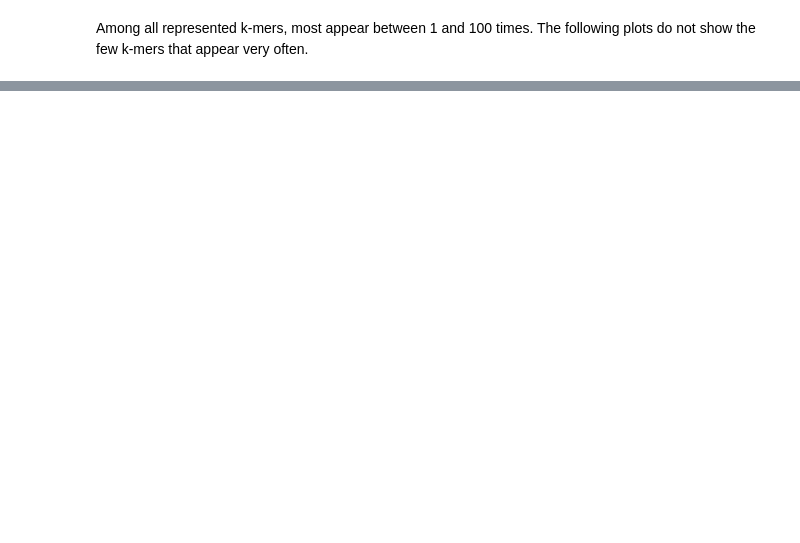
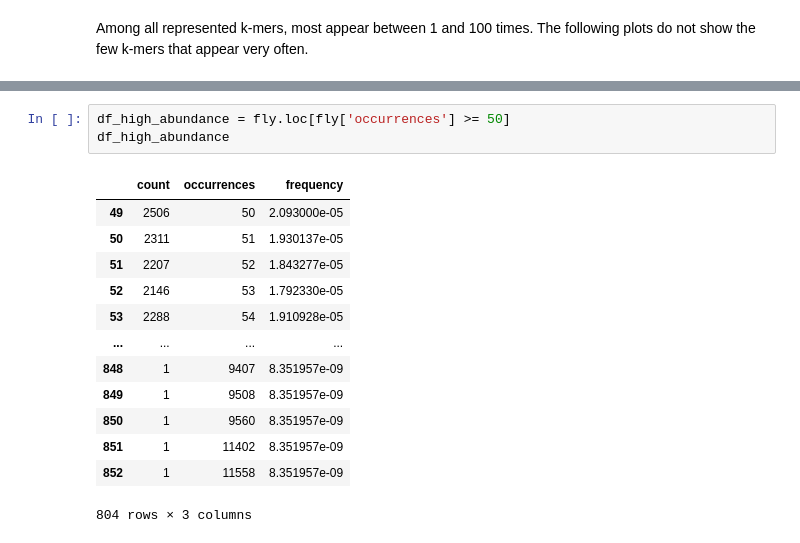
Before and after one commit to eaasna/test-DREAM-stellar, a Jupyter notebook: work-python/kmer-spectra/kmer occurrence counts.ipynb, the cells around one changed output, grey strips where cells are left out. Drawn from its saved outputs; the diff is of its cells as text; blank space fills up the shorter version.

```diff
--- a/work-python/kmer-spectra/kmer occurrence counts.ipynb
+++ b/work-python/kmer-spectra/kmer occurrence counts.ipynb
@@ -164,0 +193,17 @@ fig.savefig('11mer_frequency_spectra.png', dpi = 250)
+# %%
+df_high_abundance = fly.loc[fly['occurrences'] >= 50]
+df_high_abundance
+# %% [output]
+|  | count | occurrences | frequency |
+| 49 | 2506 | 50 | 2.093000e-05 |
+| 50 | 2311 | 51 | 1.930137e-05 |
+| 51 | 2207 | 52 | 1.843277e-05 |
+| 52 | 2146 | 53 | 1.792330e-05 |
+| 53 | 2288 | 54 | 1.910928e-05 |
+| ... | ... | ... | ... |
+| 848 | 1 | 9407 | 8.351957e-09 |
+| 849 | 1 | 9508 | 8.351957e-09 |
+| 850 | 1 | 9560 | 8.351957e-09 |
+| 851 | 1 | 11402 | 8.351957e-09 |
+| 852 | 1 | 11558 | 8.351957e-09 |
+804 rows × 3 columns
```
Also changed, not shown: parts of 8 cells of this notebook, 1 other file.
